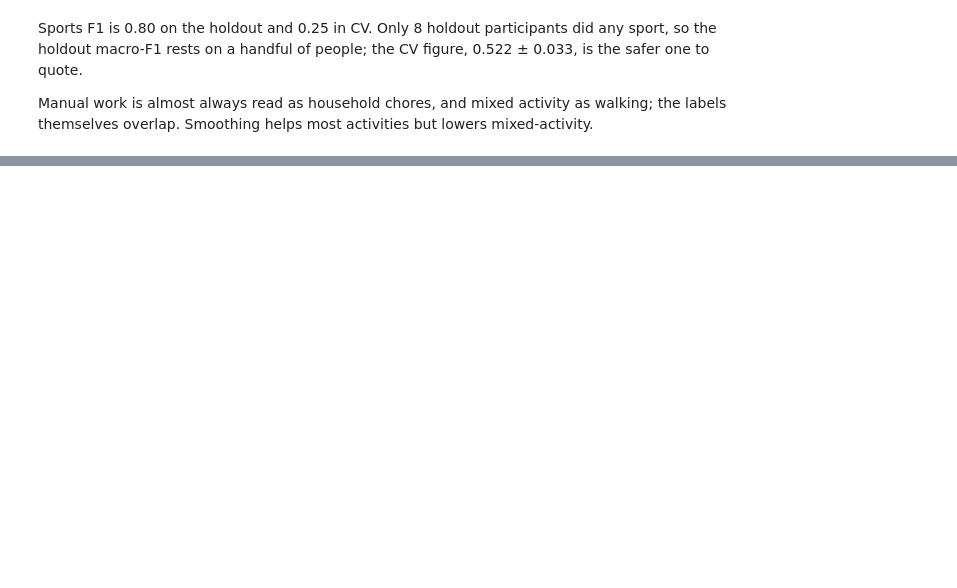
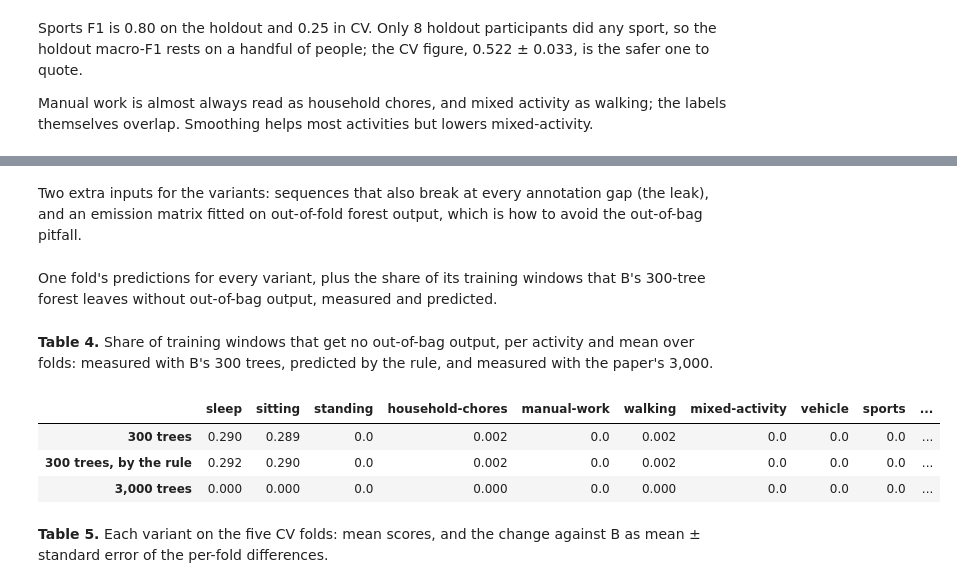
Before and after one commit to Alexr951/Capture-24, a Jupyter notebook: capture24_har.ipynb, the cells around one changed output, grey strips where cells are left out. Drawn from its saved outputs; the diff is of its cells as text; code cells hidden in the pictures; blank space fills up the shorter version.

```diff
--- a/capture24_har.ipynb
+++ b/capture24_har.ipynb
@@ -500,0 +206,3 @@ holdout participants with sports windows: 8 of 51; sports is 0.85% of holdout wi
+# %%
+FOLDS = har.participant_folds(Y, GROUPS, np.flatnonzero(IS_DEV & LABELLED), N_FOLDS, SEED)
+CV_SPLITS = [fit_split(train, valid) for train, valid in FOLDS]
@@ -500,0 +233,2 @@ holdout participants with sports windows: 8 of 51; sports is 0.85% of holdout wi
+# %%
+CV_PRED = [predict(split) for split in CV_SPLITS]
@@ -599,0 +485,2 @@ share of training windows without out-of-bag output:
+# %% [markdown]
+Two extra inputs for the variants: sequences that also break at every annotation gap (the leak), and an emission matrix fitted on out-of-fold forest output, which is how to avoid the out-of-bag pitfall.
@@ -599,0 +499,51 @@ share of training windows without out-of-bag output:
+# %% [markdown]
+One fold's predictions for every variant, plus the share of its training windows that B's 300-tree forest leaves without out-of-bag output, measured and predicted.
+# %%
+def ablation_fold(split, paper_pred):
+    train, test = split["train"], split["test"]
+    labelled, scored = train[Y[train] >= 0], Y[test] >= 0
+    truth = Y[labelled]
+    with warnings.catch_warnings():  # the warning is counted instead: see Table 4
+        warnings.filterwarnings("ignore", message="Some inputs do not have OOB scores")
+        forest = fit_forest(labelled, oob_score=True)  # this fold's forest again, for its out-of-bag output
+    oob, (total, count) = forest.oob_decision_function_, oob_sums(forest, X[labelled])
+    assert np.allclose(oob, total / np.maximum(count, 1)[:, None]), "oob_sums does not reproduce imblearn's out-of-bag output"
+    uncovered = count == 0
+    split30 = {**split, "proba": fit_forest(labelled, PAPER_FEATURES).predict_proba(X[test][:, PAPER_FEATURES])}
+    matrix = lambda output, truth: decode_with(split, matrix_lik(output, truth, split["proba"]))
+    return {
+        "A": split["proba"][scored].argmax(axis=1),
+        "A, 30 features": split30["proba"][scored].argmax(axis=1),
+        "B": decode(split),
+        "sequences split at annotation gaps": decode_with(split, split["proba"], LABELLED_SEQ, labelled_only=True),
+        "emission matrix, fitted out-of-fold": matrix(out_of_fold_proba(labelled), truth),
+        # Out-of-bag output of covered windows: what 3,000 trees give, estimated from B's 300.
+        "the paper's emission matrix (estimated)": matrix(oob[~uncovered], truth[~uncovered]),
+        "emission matrix from 300-tree out-of-bag output": matrix(oob, truth),
+        "30 features": decode(split30),
+        "the paper's sequences": decode_with(split, split["proba"], PARTICIPANT_SEQ, labelled_only=True, uniform_prior=True),
+        "the paper's whole pipeline": paper_pred,
+    }, uncovered_share(count, truth), expected_uncovered(truth, N_TREES)
+
+
+def ablation():
+    folds = [ablation_fold(split, pred) for split, (pred, _) in zip(CV_SPLITS, PAPER_CV)]
+    scores = pd.DataFrame([{"variant": name, "fold": fold, **metrics_from_cm(confusion(rows, pred))}
+                           for fold, ((rows, _), (preds, _, _)) in enumerate(zip(CV_PRED, folds))
+                           for name, pred in preds.items()]).set_index(["variant", "fold"])
+    uncovered = pd.DataFrame({f"{N_TREES} trees": np.mean([u for _, u, _ in folds], axis=0),
+                              f"{N_TREES} trees, by the rule": np.mean([e for _, _, e in folds], axis=0),
+                              f"{PAPER_TREES:,} trees": np.mean([u for _, u in PAPER_CV], axis=0)}, index=CODES)
+    return scores, uncovered.loc[CLASSES]
+# %% [markdown]
+**Table 4.** Share of training windows that get no out-of-bag output, per activity and mean over folds: measured with B's 300 trees, predicted by the rule, and measured with the paper's 3,000.
+# %%
+ABLATION, UNCOVERED = ablation()
+UNCOVERED.T.round(3)
+# %% [output]
+|  | sleep | sitting | standing | household-chores | manual-work | walking | mixed-activity | vehicle | sports | ... |
+| 300 trees | 0.290 | 0.289 | 0.0 | 0.002 | 0.0 | 0.002 | 0.0 | 0.0 | 0.0 | ... |
+| 300 trees, by the rule | 0.292 | 0.290 | 0.0 | 0.002 | 0.0 | 0.002 | 0.0 | 0.0 | 0.0 | ... |
+| 3,000 trees | 0.000 | 0.000 | 0.0 | 0.000 | 0.0 | 0.000 | 0.0 | 0.0 | 0.0 | ... |
+# %% [markdown]
+**Table 5.** Each variant on the five CV folds: mean scores, and the change against B as mean ± standard error of the per-fold differences.
```
Also changed, not shown: parts of 76 cells of this notebook, 5 other files.
